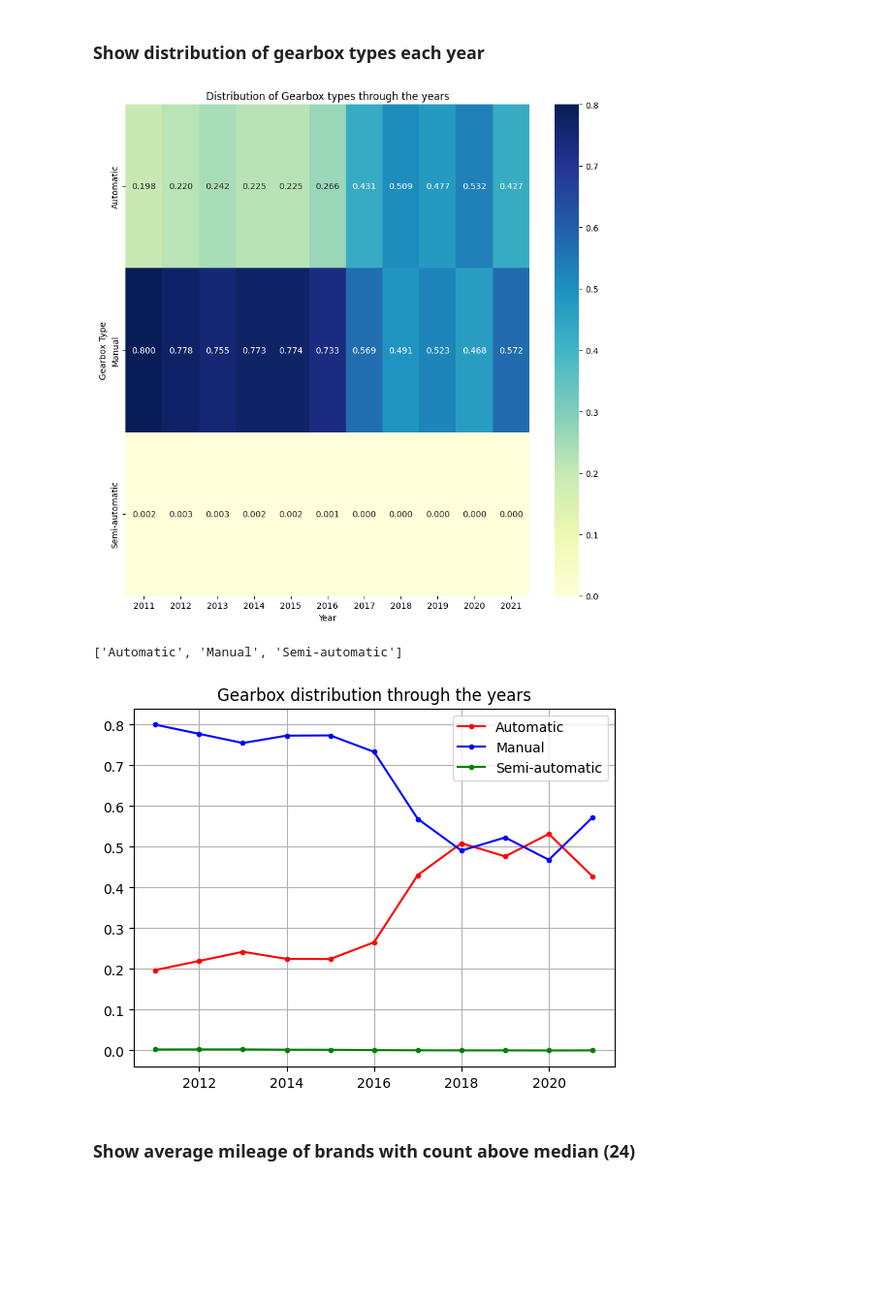
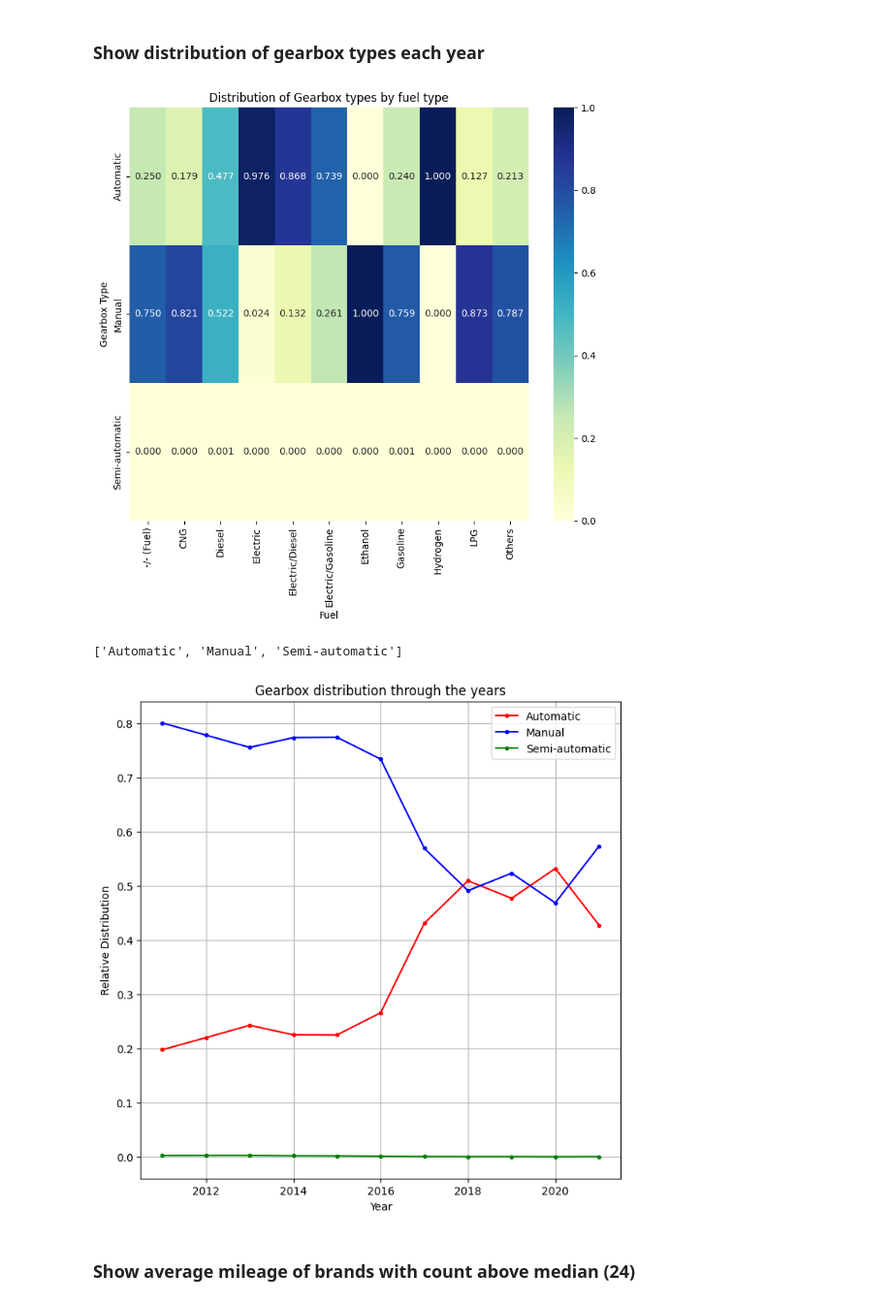
Before and after one commit to leander-ms/autoscout_Analysis, a Jupyter notebook: analysis.ipynb, the cells around one changed output. Shown: that part at 97% size. Cells and saved outputs as stored; diff of their text form; code cells hidden in the pictures; blank space fills up the shorter version.

Commit message:
plot improvements

```diff
--- a/analysis.ipynb
+++ b/analysis.ipynb
@@ -31,31 +31,34 @@ plt.show()
 # %% [markdown]
 ### Show distribution of gearbox types each year
 # %%
-crossed = pd.crosstab(df['gear'], df['year'], normalize='columns')
+crossed = pd.crosstab(df['gear'], df['fuel'], normalize='columns')
 # %%
-fig = plt.figure('Gearbox distribution by Year', figsize=(9, 9))
+fig = plt.figure('Gearbox distribution by Fuel', figsize=(8, 8))
 sns.heatmap(crossed, annot=True, fmt='.3f', cmap='YlGnBu')
 plt.ylabel('Gearbox Type')
-plt.xlabel('Year')
-plt.title('Distribution of Gearbox types through the years')
+plt.xlabel('Fuel')
+plt.title('Distribution of Gearbox types by fuel type')
 plt.tight_layout()
 plt.show()
 # %% [output]
-[figure, old version]
+[figure, new version]
 # %%
 crossed.index.tolist()
 # %% [output]
 ['Automatic', 'Manual', 'Semi-automatic']
 # %%
+plt.figure(figsize=(8, 8))
 plt.plot(crossed.columns.tolist(), crossed.loc[crossed.index == 'Automatic'].values.tolist()[0], 'r.-')
 plt.plot(crossed.columns.tolist(), crossed.loc[crossed.index == 'Manual'].values.tolist()[0], 'b.-')
 plt.plot(crossed.columns.tolist(), crossed.loc[crossed.index == 'Semi-automatic'].values.tolist()[0], 'g.-')
 plt.grid(visible=True, which='major')
 plt.legend(crossed.index.tolist())
 plt.title('Gearbox distribution through the years')
+plt.ylabel('Relative Distribution')
+plt.xlabel('Year')
 plt.show()
 # %% [output]
-[figure, old version]
+[figure, new version]
 # %% [markdown]
 ### Show average mileage of brands with count above median (24)
 # %%
```
